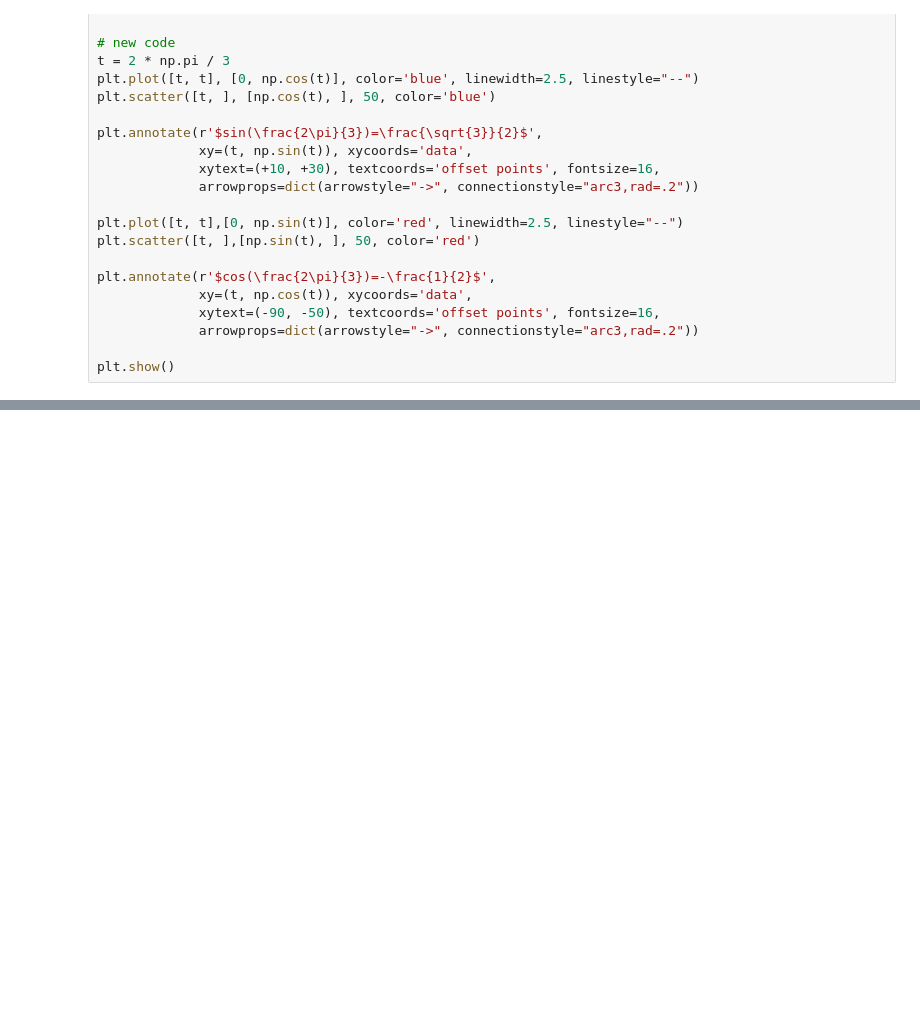
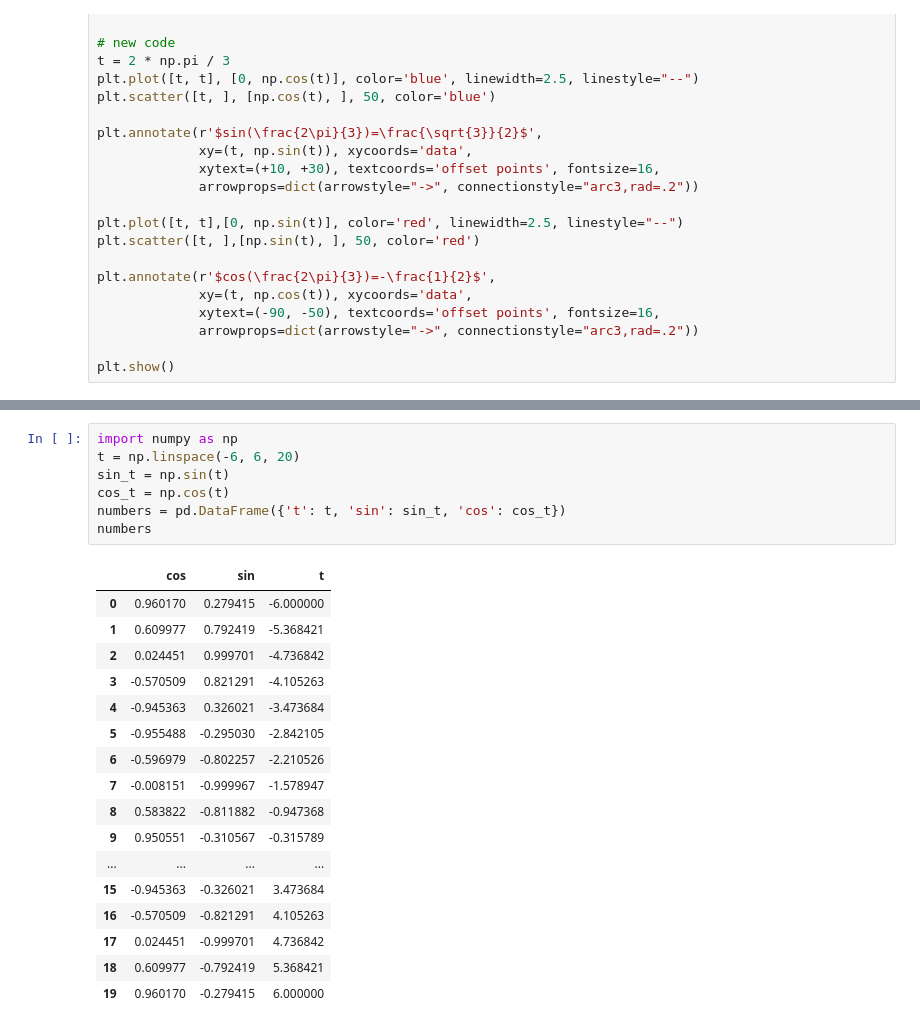
Before and after one commit to mlaai/Deep-Learning, a Jupyter notebook: Code/Projects/Data/PythonQuickReference.ipynb, the cells around one changed output, grey strips where cells are left out. Drawn from its saved outputs; the diff is of its cells as text; blank space fills up the shorter version.

```diff
--- a/Code/Projects/Data/PythonQuickReference.ipynb
+++ b/Code/Projects/Data/PythonQuickReference.ipynb
@@ -1101,0 +1124,25 @@ plt.show()
+# %%
+import numpy as np
+t = np.linspace(-6, 6, 20)
+sin_t = np.sin(t)
+cos_t = np.cos(t)
+numbers = pd.DataFrame({'t': t, 'sin': sin_t, 'cos': cos_t})
+numbers
+# %% [output]
+|  | cos | sin | t |
+| 0 | 0.960170 | 0.279415 | -6.000000 |
+| 1 | 0.609977 | 0.792419 | -5.368421 |
+| 2 | 0.024451 | 0.999701 | -4.736842 |
+| 3 | -0.570509 | 0.821291 | -4.105263 |
+| 4 | -0.945363 | 0.326021 | -3.473684 |
+| 5 | -0.955488 | -0.295030 | -2.842105 |
+| 6 | -0.596979 | -0.802257 | -2.210526 |
+| 7 | -0.008151 | -0.999967 | -1.578947 |
+| 8 | 0.583822 | -0.811882 | -0.947368 |
+| 9 | 0.950551 | -0.310567 | -0.315789 |
+| ... | ... | ... | ... |
+| 15 | -0.945363 | -0.326021 | 3.473684 |
+| 16 | -0.570509 | -0.821291 | 4.105263 |
+| 17 | 0.024451 | -0.999701 | 4.736842 |
+| 18 | 0.609977 | -0.792419 | 5.368421 |
+| 19 | 0.960170 | -0.279415 | 6.000000 |
```
Also changed, not shown: parts of 7 cells of this notebook, 1 other file.
